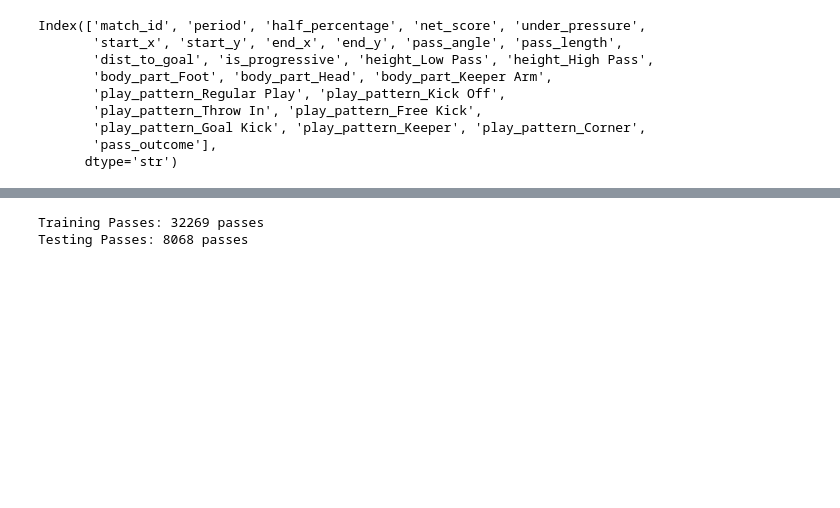
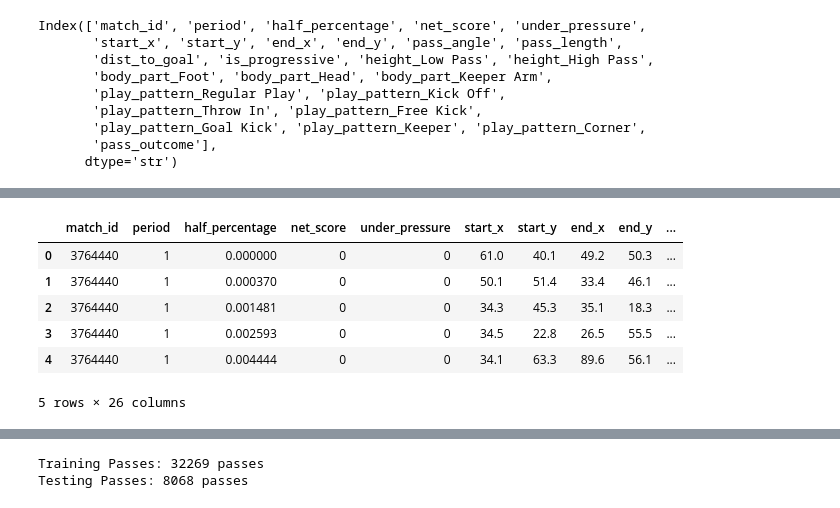
Before and after one commit to charalampisandreou/xPass-Project, a Jupyter notebook: notebooks/week4_model-training.ipynb, the cells around one changed output, grey strips where cells are left out. Cells and saved outputs as stored; diff of their text form; code cells hidden in the pictures; blank space fills up the shorter version.

```diff
--- a/notebooks/week4_model-training.ipynb
+++ b/notebooks/week4_model-training.ipynb
@@ -18,0 +31,10 @@ Index(['match_id', 'period', 'half_percentage', 'net_score', 'under_pressure',
+# %%
+df.head()
+# %% [output]
+|  | match_id | period | half_percentage | net_score | under_pressure | start_x | start_y | end_x | end_y | ... |
+| 0 | 3764440 | 1 | 0.000000 | 0 | 0 | 61.0 | 40.1 | 49.2 | 50.3 | ... |
+| 1 | 3764440 | 1 | 0.000370 | 0 | 0 | 50.1 | 51.4 | 33.4 | 46.1 | ... |
+| 2 | 3764440 | 1 | 0.001481 | 0 | 0 | 34.3 | 45.3 | 35.1 | 18.3 | ... |
+| 3 | 3764440 | 1 | 0.002593 | 0 | 0 | 34.5 | 22.8 | 26.5 | 55.5 | ... |
+| 4 | 3764440 | 1 | 0.004444 | 0 | 0 | 34.1 | 63.3 | 89.6 | 56.1 | ... |
+5 rows × 26 columns
```
Also changed, not shown: parts of 4 cells of this notebook, 6 other files.
